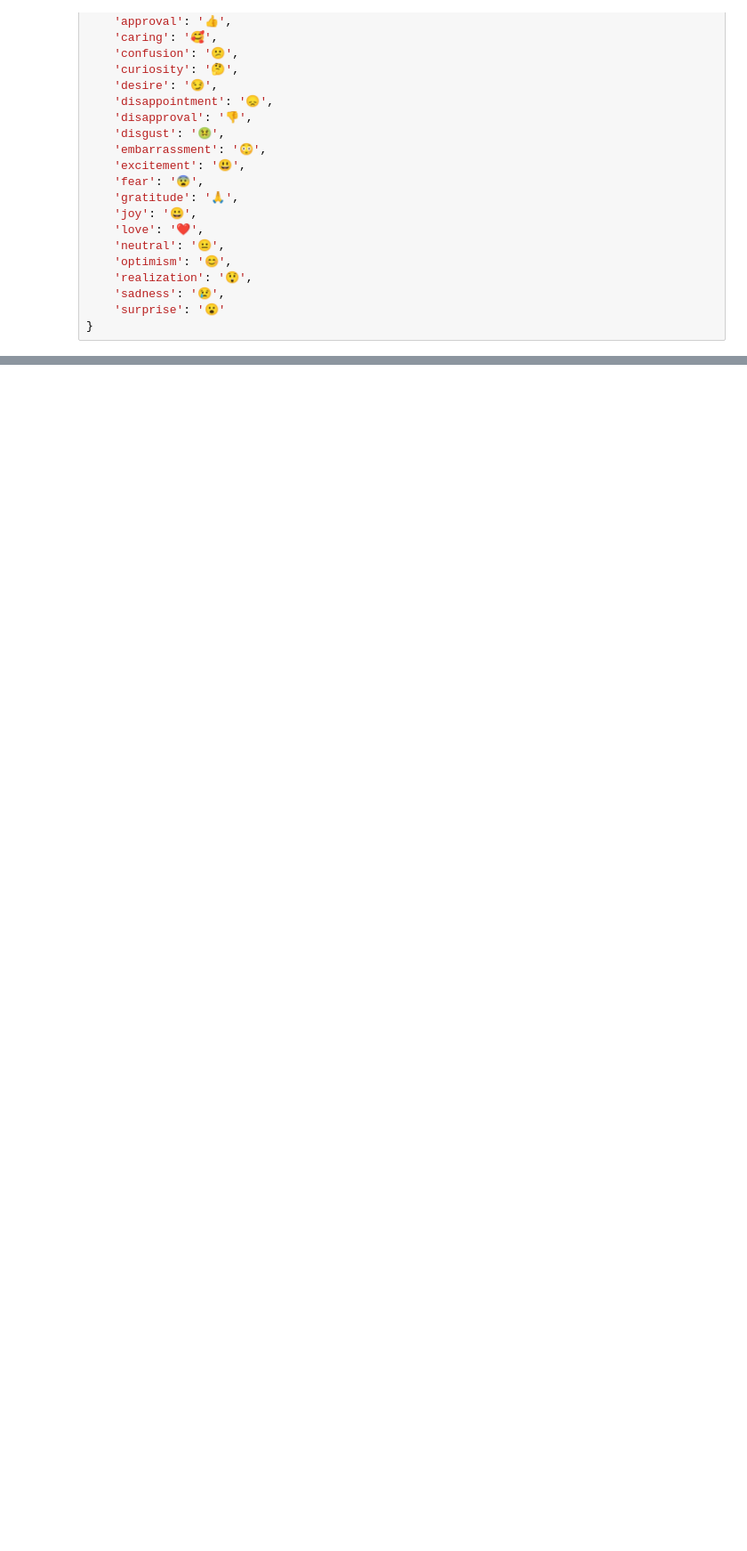
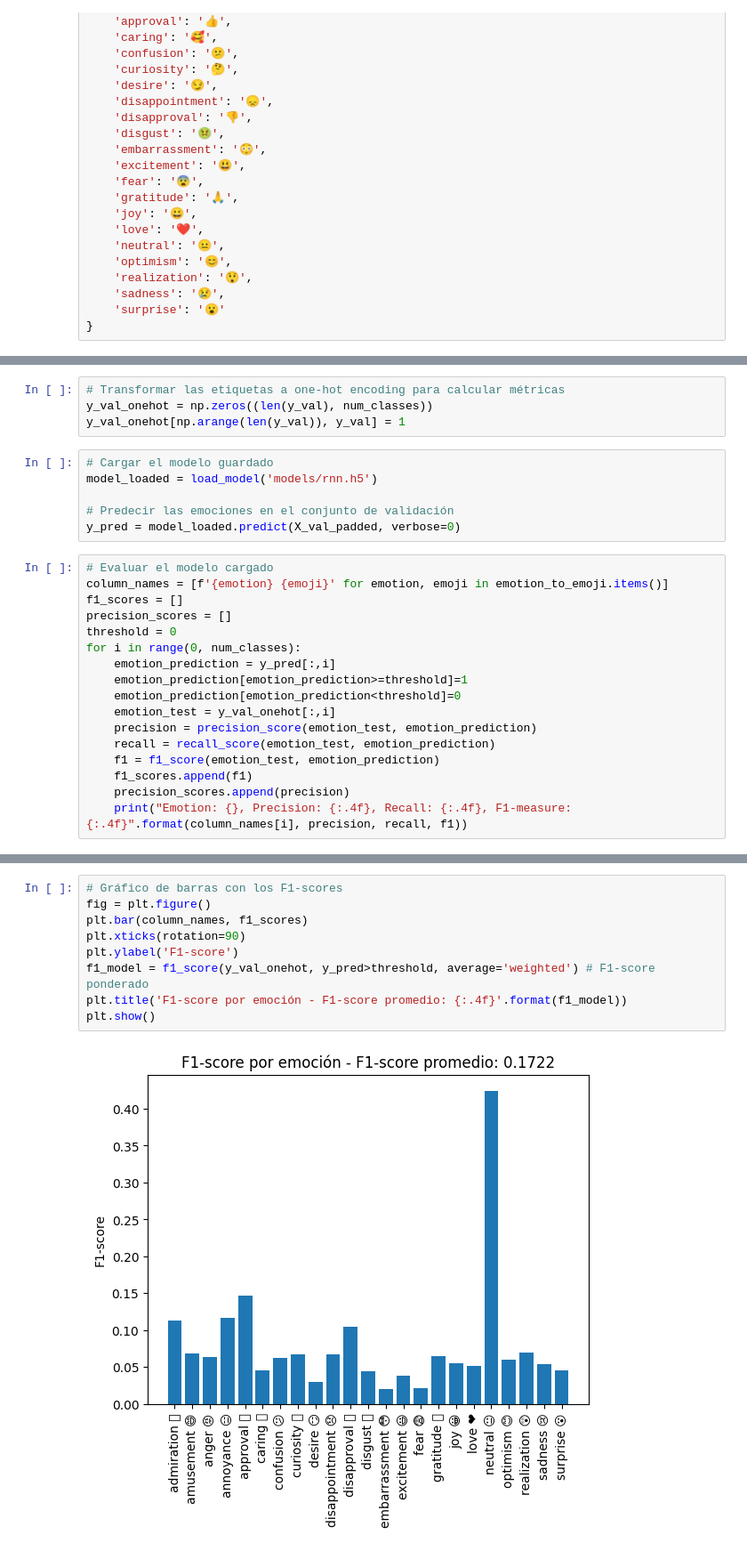
Before and after one commit to MARIABELENSB/sentimentAnalysis, a Jupyter notebook: RNN.ipynb, the cells around one changed output, grey strips where cells are left out. Shown: that part at 89% size. Saved outputs shown, nothing was run; the diff lists cells and outputs as text; blank space fills up the shorter version.

```diff
--- a/RNN.ipynb
+++ b/RNN.ipynb
@@ -231,0 +249,27 @@ df_results.head()
+# %%
+# Transformar las etiquetas a one-hot encoding para calcular métricas
+y_val_onehot = np.zeros((len(y_val), num_classes))
+y_val_onehot[np.arange(len(y_val)), y_val] = 1
+# %%
+# Cargar el modelo guardado
+model_loaded = load_model('models/rnn.h5')
+
+# Predecir las emociones en el conjunto de validación
+y_pred = model_loaded.predict(X_val_padded, verbose=0)
+# %%
+# Evaluar el modelo cargado
+column_names = [f'{emotion} {emoji}' for emotion, emoji in emotion_to_emoji.items()]
+f1_scores = []
+precision_scores = []
+threshold = 0
+for i in range(0, num_classes):
+    emotion_prediction = y_pred[:,i]
+    emotion_prediction[emotion_prediction>=threshold]=1
+    emotion_prediction[emotion_prediction<threshold]=0
+    emotion_test = y_val_onehot[:,i]
+    precision = precision_score(emotion_test, emotion_prediction)
+    recall = recall_score(emotion_test, emotion_prediction)
+    f1 = f1_score(emotion_test, emotion_prediction)
+    f1_scores.append(f1)
+    precision_scores.append(precision)
+    print("Emotion: {}, Precision: {:.4f}, Recall: {:.4f}, F1-measure: {:.4f}".format(column_names[i], precision, recall, f1))
@@ -231,0 +294,11 @@ df_results.head()
+# %%
+# Gráfico de barras con los F1-scores
+fig = plt.figure()
+plt.bar(column_names, f1_scores)
+plt.xticks(rotation=90)
+plt.ylabel('F1-score')
+f1_model = f1_score(y_val_onehot, y_pred>threshold, average='weighted') # F1-score ponderado
+plt.title('F1-score por emoción - F1-score promedio: {:.4f}'.format(f1_model))
+plt.show()
+# %% [output]
+[figure, added]
```
Also changed, not shown: parts of 10 cells of this notebook, 1 other file.
